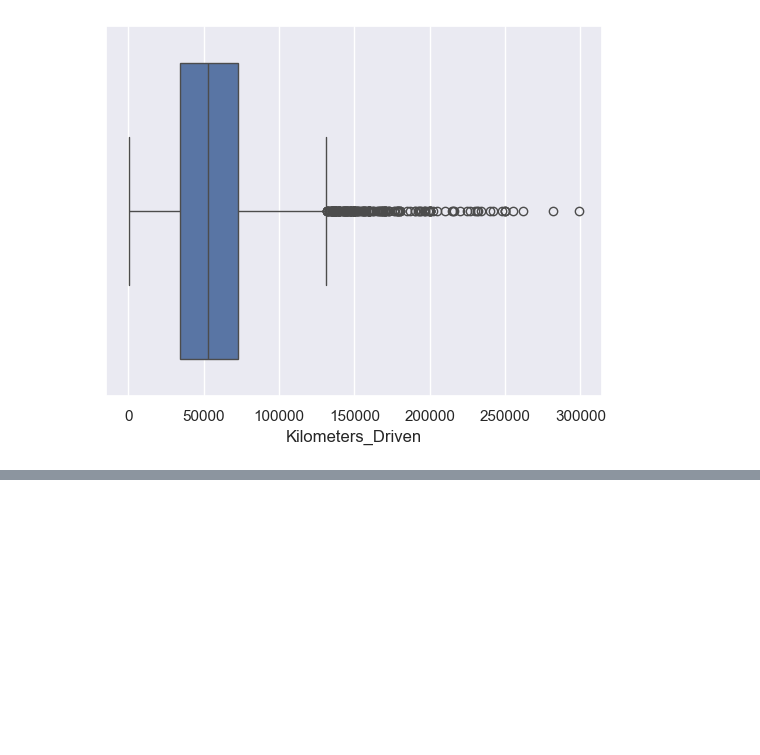
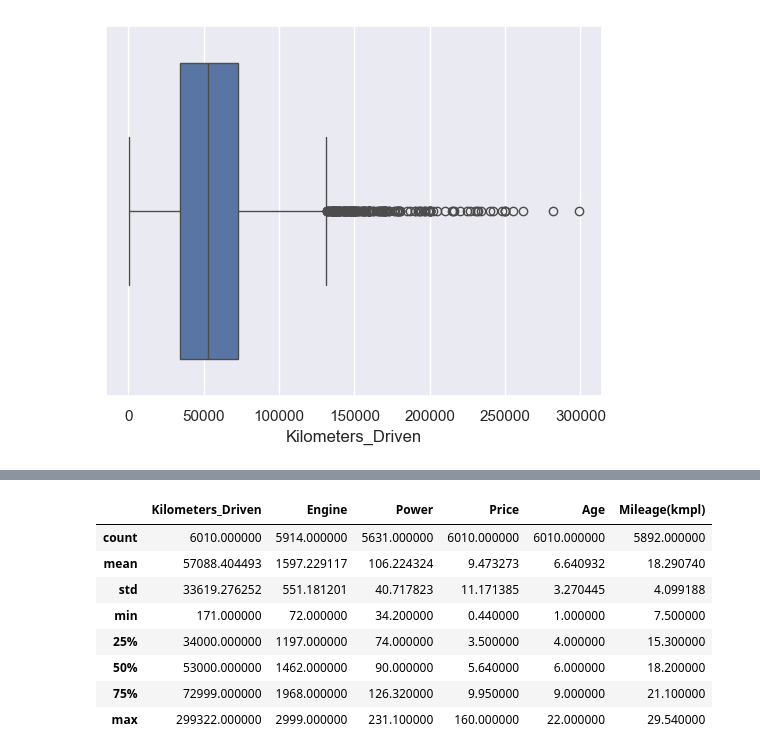
Before and after one commit to MahmoudAbuelhasaan/Used_Cars_Price_Prediction, a Jupyter notebook: Used_Cars_Price_Prediction.ipynb, the cells around one changed output, grey strips where cells are left out. Saved outputs shown, nothing was run; the diff lists cells and outputs as text; code cells hidden in the pictures; blank space fills up the shorter version.

```diff
--- a/Used_Cars_Price_Prediction.ipynb
+++ b/Used_Cars_Price_Prediction.ipynb
@@ -610,0 +634,12 @@ def handele_outler(x,p1=0.25,p2=0.75):
+# %%
+df3.describe()
+# %% [output]
+|  | Kilometers_Driven | Engine | Power | Price | Age | Mileage(kmpl) |
+| count | 6010.000000 | 5914.000000 | 5631.000000 | 6010.000000 | 6010.000000 | 5892.000000 |
+| mean | 57088.404493 | 1597.229117 | 106.224324 | 9.473273 | 6.640932 | 18.290740 |
+| std | 33619.276252 | 551.181201 | 40.717823 | 11.171385 | 3.270445 | 4.099188 |
+| min | 171.000000 | 72.000000 | 34.200000 | 0.440000 | 1.000000 | 7.500000 |
+| 25% | 34000.000000 | 1197.000000 | 74.000000 | 3.500000 | 4.000000 | 15.300000 |
+| 50% | 53000.000000 | 1462.000000 | 90.000000 | 5.640000 | 6.000000 | 18.200000 |
+| 75% | 72999.000000 | 1968.000000 | 126.320000 | 9.950000 | 9.000000 | 21.100000 |
+| max | 299322.000000 | 2999.000000 | 231.100000 | 160.000000 | 22.000000 | 29.540000 |
```
Also changed, not shown: parts of 30 cells of this notebook.
